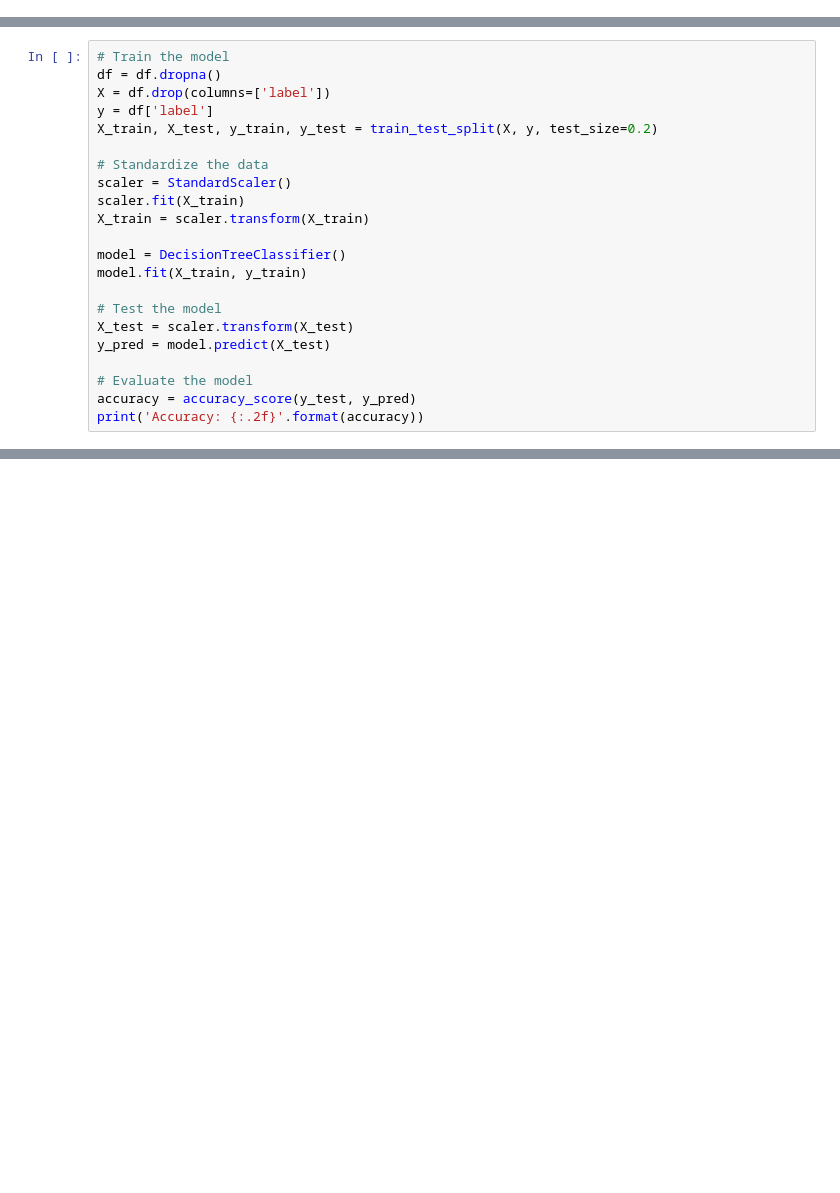
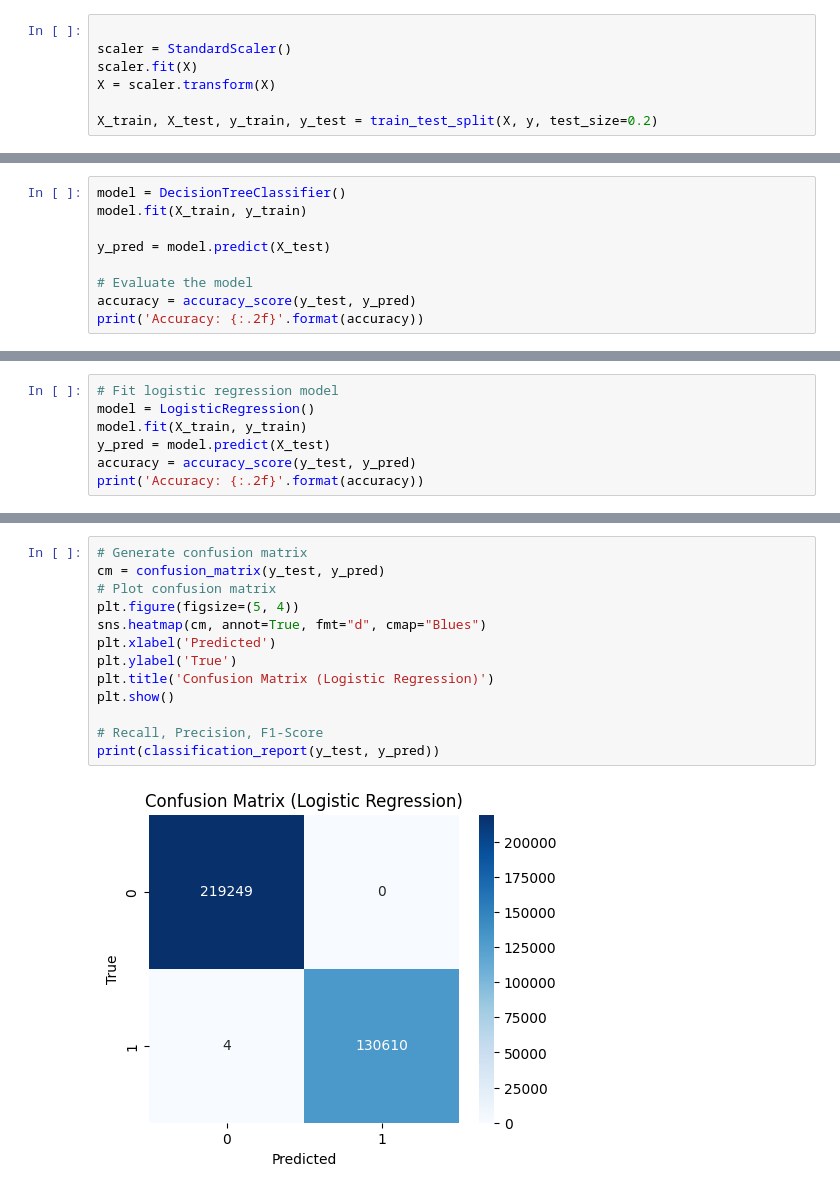
Before and after one commit to nlinnanen/ml-project, a Jupyter notebook: project.ipynb, the cells around one changed output, grey strips where cells are left out. Drawn from its saved outputs; the diff is of its cells as text; blank space fills up the shorter version.

```diff
--- a/project.ipynb
+++ b/project.ipynb
@@ -28,0 +57,7 @@ df.head(5)
+# %%
+
+scaler = StandardScaler()
+scaler.fit(X)
+X = scaler.transform(X)
+
+X_train, X_test, y_train, y_test = train_test_split(X, y, test_size=0.2)
@@ -29,20 +70,7 @@ df.head(5)
 # %%
-# Train the model
-df = df.dropna()
-X = df.drop(columns=['label'])
-y = df['label']
-X_train, X_test, y_train, y_test = train_test_split(X, y, test_size=0.2)
-
-# Standardize the data
-scaler = StandardScaler()
-scaler.fit(X_train)
-X_train = scaler.transform(X_train)
-
 model = DecisionTreeClassifier()
 model.fit(X_train, y_train)
 
-# Test the model
-X_test = scaler.transform(X_test)
 y_pred = model.predict(X_test)
 
 # Evaluate the model
@@ -52,0 +117,7 @@ Accuracy: 0.97
+# %%
+# Fit logistic regression model
+model = LogisticRegression()
+model.fit(X_train, y_train)
+y_pred = model.predict(X_test)
+accuracy = accuracy_score(y_test, y_pred)
+print('Accuracy: {:.2f}'.format(accuracy))
@@ -52,0 +130,15 @@ Accuracy: 0.97
+# %%
+# Generate confusion matrix
+cm = confusion_matrix(y_test, y_pred)
+# Plot confusion matrix
+plt.figure(figsize=(5, 4))
+sns.heatmap(cm, annot=True, fmt="d", cmap="Blues")
+plt.xlabel('Predicted')
+plt.ylabel('True')
+plt.title('Confusion Matrix (Logistic Regression)')
+plt.show()
+
+# Recall, Precision, F1-Score
+print(classification_report(y_test, y_pred))
+# %% [output]
+[figure, added]
```
Also changed, not shown: parts of 16 cells of this notebook.
